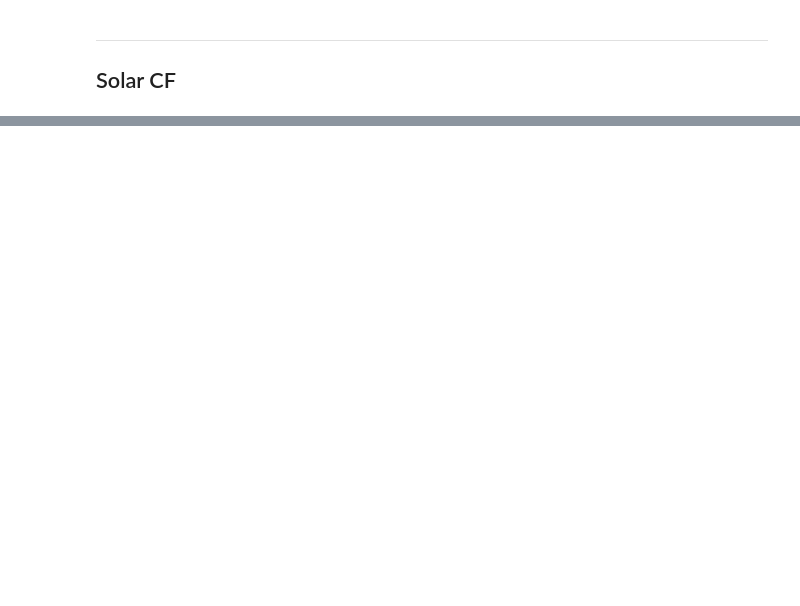
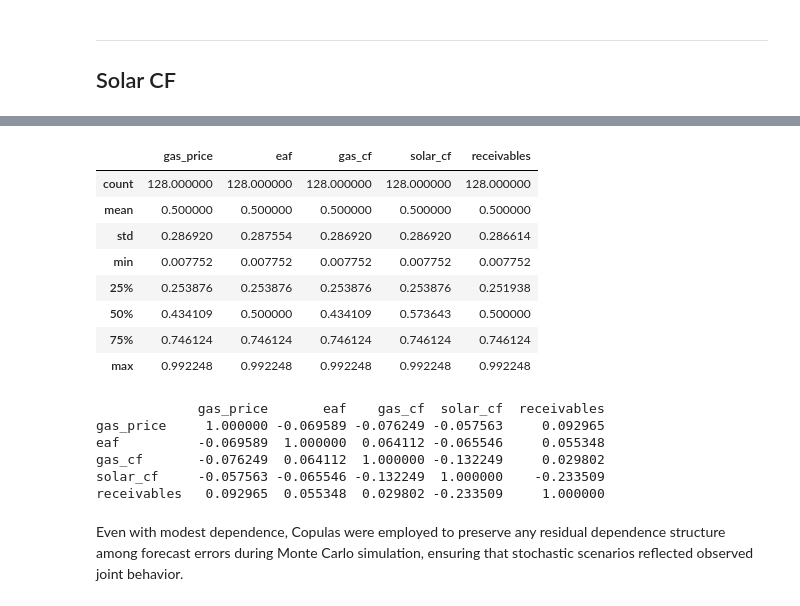
Before and after one commit to I-Sobe/nigeria-integrated-energy-model, a Jupyter notebook: integrated_gas_solar_model.ipynb, the cells around one changed output, grey strips where cells are left out. Cells and saved outputs as stored; diff of their text form; code cells hidden in the pictures; blank space fills up the shorter version.

```diff
--- a/integrated_gas_solar_model.ipynb
+++ b/integrated_gas_solar_model.ipynb
@@ -2304,0 +2378,23 @@ dtype: float64
+# %%
+# ==========================================================
+# QQ PLOTS
+# ==========================================================
+
+import scipy.stats as stats
+import matplotlib.pyplot as plt
+
+for col in residuals.columns:
+
+    plt.figure(figsize=(6,5))
+
+    stats.probplot(
+        residuals[col],
+        dist="norm",
+        plot=plt
+    )
+
+    plt.title(
+        f"QQ Plot - {col}"
+    )
+
+    plt.show()
@@ -2304,0 +2411,19 @@ dtype: float64
+# %%
+# converting residuals to ranks
+# this is more robust to outliers and preserves observed tail behavior
+from scipy.stats import rankdata
+
+u = residuals.copy()
+
+for col in u.columns:
+
+    u[col] = (
+        rankdata(
+            u[col],
+            method="average"
+        )
+        /
+        (len(u) + 1)
+    )
+
+u.head()
@@ -2304,0 +2437,25 @@ dtype: float64
+# %%
+u.describe()
+# %% [output]
+|  | gas_price | eaf | gas_cf | solar_cf | receivables |
+| count | 128.000000 | 128.000000 | 128.000000 | 128.000000 | 128.000000 |
+| mean | 0.500000 | 0.500000 | 0.500000 | 0.500000 | 0.500000 |
+| std | 0.286920 | 0.287554 | 0.286920 | 0.286920 | 0.286614 |
+| min | 0.007752 | 0.007752 | 0.007752 | 0.007752 | 0.007752 |
+| 25% | 0.253876 | 0.253876 | 0.253876 | 0.253876 | 0.251938 |
+| 50% | 0.434109 | 0.500000 | 0.434109 | 0.573643 | 0.500000 |
+| 75% | 0.746124 | 0.746124 | 0.746124 | 0.746124 | 0.746124 |
+| max | 0.992248 | 0.992248 | 0.992248 | 0.992248 | 0.992248 |
+# %%
+print(
+    u.corr(method="spearman")
+)
+# %% [output]
+             gas_price       eaf    gas_cf  solar_cf  receivables
+gas_price     1.000000 -0.069589 -0.076249 -0.057563     0.092965
+eaf          -0.069589  1.000000  0.064112 -0.065546     0.055348
+gas_cf       -0.076249  0.064112  1.000000 -0.132249     0.029802
+solar_cf     -0.057563 -0.065546 -0.132249  1.000000    -0.233509
+receivables   0.092965  0.055348  0.029802 -0.233509     1.000000
+# %% [markdown]
+Even with modest dependence, Copulas were employed to preserve any residual dependence structure among forecast errors during Monte Carlo simulation, ensuring that stochastic scenarios reflected observed joint behavior.
```
Also changed, not shown: parts of 57 cells of this notebook, 5 other files.
